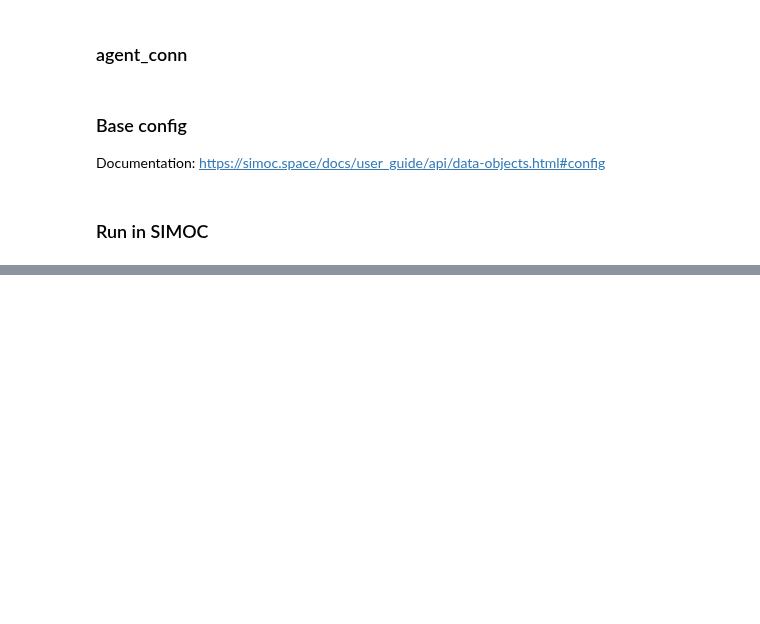
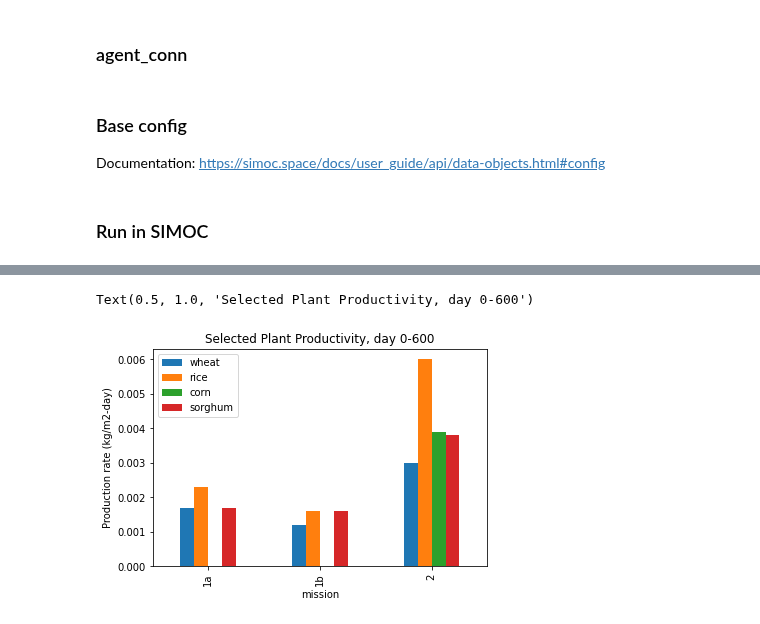
Before and after one commit to overthesun/simoc, a Jupyter notebook: SIMOC_B2.ipynb, the cells around one changed output, grey strips where cells are left out. Drawn from its saved outputs; the diff is of its cells as text; code cells hidden in the pictures; blank space fills up the shorter version.

```diff
--- a/SIMOC_B2.ipynb
+++ b/SIMOC_B2.ipynb
@@ -428,0 +489,15 @@ print([curr.keys() for curr in b2_currency_desc.values()])
+# %%
+# Marino et. al. The Agricuultural biome of Biosphere 2: Structure, compostion and function
+# Page 220: Comparisons of plant productivity for selected IAB and CELSS crops
+cols = ['mission', 'wheat', 'rice', 'corn', 'sorghum']
+data = [('1a', 0.0017, 0.0023, 0, 0.0017),
+       ('1b', .0012, 0.0016, 0, 0.0016),
+       ('2', 0.003, 0.006, 0.0039, 0.0038)]
+
+production_rate = pd.DataFrame(data, columns=cols)
+ax = production_rate.plot.bar(x='mission')
+ax.set_ylabel('Production rate (kg/m2-day)')
+ax.set_title('Selected Plant Productivity, day 0-600')
+# %% [output]
+Text(0.5, 1.0, 'Selected Plant Productivity, day 0-600')
+[figure, added]
```
Also changed, not shown: parts of 13 cells of this notebook.
